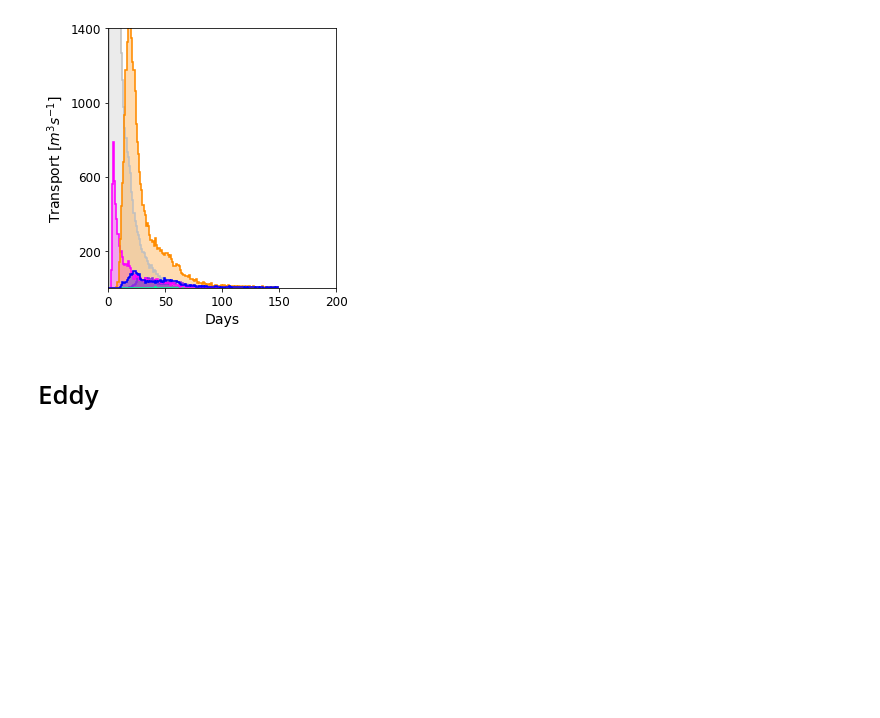
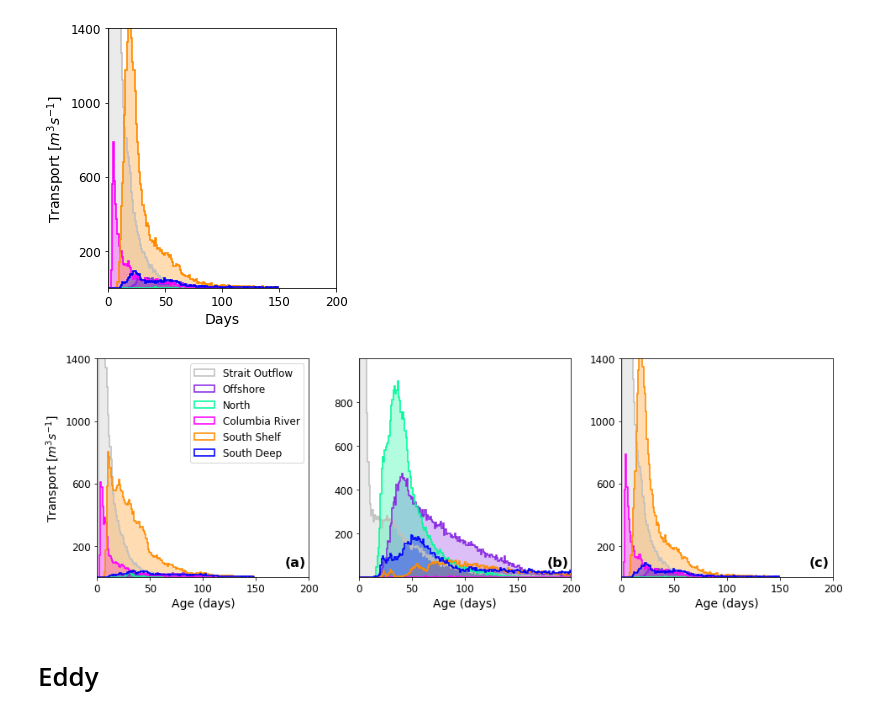
Before and after one commit to UBC-MOAD/analysis-becca, a Jupyter notebook: Ariane/TimeCIOPS.ipynb, the cells around one changed output. Saved outputs shown, nothing was run; the diff lists cells and outputs as text; code cells hidden in the pictures; blank space fills up the shorter version.

```diff
--- a/Ariane/TimeCIOPS.ipynb
+++ b/Ariane/TimeCIOPS.ipynb
@@ -190,11 +172,11 @@ loop_age = data.final_age[(data.final_section==0) & (abs(data.init_t-data.final_
 # %%
 time = -(sum_start[2]) + (sum_end[-1]) + 1
-off_tr = data.final_transp[np.logical_or((data.final_section==Offshore),(data.final_section==Sslope)) & (data.final_x <= offcut) & (data.init_t >= sum_start[2]) & (data.init_t <= sum_end[-1])]/time
-north_tr = data.final_transp[(data.final_section==North) & (data.init_t >= sum_start[2]) & (data.init_t <= sum_end[-1])]/time
-cuc_tr = data.final_transp[np.logical_or((data.final_section==Sshelf),(data.final_section==Sslope)) & (data.final_x > offcut) & (data.final_depth <= Wsdep) & (data.init_t >= sum_start[2]) & (data.init_t <= sum_end[-1])]/time
-south_tr = data.final_transp[np.logical_or((data.final_section==Sshelf),(data.final_section==Sslope)) & (data.final_x > offcut) & (data.init_salt >= saltdiv) & (data.final_depth > Wsdep) & (data.init_t >= sum_start[2]) & (data.init_t <= sum_end[-1])]/time
-fresh_tr = data.final_transp[np.logical_or((data.final_section==Sshelf),(data.final_section==Sslope)) & (data.final_x > offcut) & (data.init_salt < saltdiv) & (data.final_depth > Wsdep) & (data.init_t >= sum_start[2]) & (data.init_t <= sum_end[-1])]/time
-loop_tr = data.final_transp[(data.final_section==0) & (abs(data.init_t-data.final_t) > tide) & (data.init_t >= sum_start[2]) & (data.init_t <= sum_end[-1])]/time
+W17off_tr = data.final_transp[np.logical_or((data.final_section==Offshore),(data.final_section==Sslope)) & (data.final_x <= offcut) & (data.init_t >= sum_start[2]) & (data.init_t <= sum_end[-1])]/time
+W17north_tr = data.final_transp[(data.final_section==North) & (data.init_t >= sum_start[2]) & (data.init_t <= sum_end[-1])]/time
+W17cuc_tr = data.final_transp[np.logical_or((data.final_section==Sshelf),(data.final_section==Sslope)) & (data.final_x > offcut) & (data.final_depth <= Wsdep) & (data.init_t >= sum_start[2]) & (data.init_t <= sum_end[-1])]/time
+W17south_tr = data.final_transp[np.logical_or((data.final_section==Sshelf),(data.final_section==Sslope)) & (data.final_x > offcut) & (data.init_salt >= saltdiv) & (data.final_depth > Wsdep) & (data.init_t >= sum_start[2]) & (data.init_t <= sum_end[-1])]/time
+W17fresh_tr = data.final_transp[np.logical_or((data.final_section==Sshelf),(data.final_section==Sslope)) & (data.final_x > offcut) & (data.init_salt < saltdiv) & (data.final_depth > Wsdep) & (data.init_t >= sum_start[2]) & (data.init_t <= sum_end[-1])]/time
+W17loop_tr = data.final_transp[(data.final_section==0) & (abs(data.init_t-data.final_t) > tide) & (data.init_t >= sum_start[2]) & (data.init_t <= sum_end[-1])]/time
 # %%
 fig, ax = plt.subplots(1,1, figsize = (4.5,4.5))
 
@@ -217,5 +199,61 @@ plt.savefig("./figures/W17Time.pdf")
 # %% [output]
 [figure]
+# %%
+# all together in one figure
+fig, ax = plt.subplots(1,3, figsize = (13.5,4.5))
+
+colours = ['b', 'darkorange', 'magenta', 'mediumspringgreen', 'blueviolet', 'silver']
+
+# winter 2016/17
+bins = np.arange(0,150,1)
+n, _, _ = ax[0].hist([W16cuc_age,W16south_age,W16fresh_age, W16north_age, W16off_age, W16loop_age], bins=bins, weights=[W16cuc_tr, W16south_tr, W16fresh_tr, W16north_tr, W16off_tr, W16loop_tr], color = colours, label =['South Deep', 'South Shelf', 'Columbia River', "North", "Offshore", "Strait Outflow"], linewidth = 1.6, histtype='step', stacked=False, zorder=2)
+ax[0].hist([W16cuc_age,W16south_age,W16fresh_age, W16north_age, W16off_age, W16loop_age], bins=bins, weights=[W16cuc_tr, W16south_tr, W16fresh_tr, W16north_tr, W16off_tr, W16loop_tr], color = colours, histtype='stepfilled', alpha=0.3, stacked=False, zorder=1)
+ax[0].legend(fontsize=12)
+ax[0].set_xlabel('Age (days)',fontsize=14)
+ax[0].set_ylabel('Transport [$m^{3}s^{-1}$]',fontsize=14)
+ax[0].set_yticks(np.arange(200,1401,400))
+ax[0].set_yticklabels(np.arange(200,1401,400),fontsize=12)
+ax[0].set_xticks(np.arange(0,201,50))
+ax[0].set_xticklabels(np.arange(0,201,50),fontsize=12);
+ax[0].set_xlim([0,200])
+ax[0].set_ylim([0,1400])
+
+# summer
+bins = np.arange(0,300,1)
+n, _, _ = ax[1].hist([Scuc_age,Ssouth_age,Sfresh_age, Snorth_age, Soff_age, Sloop_age], bins=bins, weights=[Scuc_tr, Ssouth_tr, Sfresh_tr, Snorth_tr, Soff_tr, Sloop_tr], color = colours, label =['CUC', 'South', 'Columbia River', "North", "Offshore", 'Strait Outflow'], linewidth = 1.6, histtype='step', stacked=False, zorder=2)
+ax[1].hist([Scuc_age,Ssouth_age,Sfresh_age, Snorth_age, Soff_age, Sloop_age], bins=bins, weights=[Scuc_tr, Ssouth_tr, Sfresh_tr, Snorth_tr, Soff_tr, Sloop_tr], color = colours, histtype='stepfilled', alpha=0.3, stacked=False, zorder=1)
+ax[1].set_xlabel('Age (days)',fontsize=14)
+# ax[1].set_ylabel('Transport [$m^{3}s^{-1}$]',fontsize=14)
+ax[1].set_yticks(np.arange(200,801,200))
+ax[1].set_yticklabels(np.arange(200,801,200),fontsize=12)
+ax[1].set_xticks(np.arange(0,201,50))
+ax[1].set_xticklabels(np.arange(0,201,50),fontsize=12);
+ax[1].set_xlim([0,200])
+ax[1].set_ylim([0,1000])
+
+
+# winter 2017/18
+bins = np.arange(0,150,1)
+n, _, _ = ax[2].hist([W17cuc_age,W17south_age,W17fresh_age, W17north_age, W17off_age, W17loop_age], bins=bins, weights=[W17cuc_tr, W17south_tr, W17fresh_tr, W17north_tr, W17off_tr, W17loop_tr], color = colours, label =['CUC', 'South', 'Columbia River', "North", "Offshore", "Strait Outflow"], linewidth = 1.6, histtype='step', stacked=False, zorder=2)
+ax[2].hist([W17cuc_age,W17south_age,W17fresh_age, W17north_age, W17off_age, W17loop_age], bins=bins, weights=[W17cuc_tr, W17south_tr, W17fresh_tr, W17north_tr, W17off_tr, W17loop_tr], color = colours, histtype='stepfilled', alpha=0.3, stacked=False, zorder=1)
+ax[2].set_xlabel('Age (days)',fontsize=14)
+# ax[2].set_ylabel('Transport [$m^{3}s^{-1}$]',fontsize=14)
+ax[2].set_yticks(np.arange(200,1401,400))
+ax[2].set_yticklabels(np.arange(200,1401,400),fontsize=12)
+ax[2].set_xticks(np.arange(0,201,50))
+ax[2].set_xticklabels(np.arange(0,201,50),fontsize=12);
+ax[2].set_xlim([0,200])
+ax[2].set_ylim([0,1400])
+
+# figure labels
+ax[0].text(177, 70, '(a)', weight= "bold", fontsize=16)
+ax[1].text(177, 50, '(b)', weight= "bold", fontsize=16)
+ax[2].text(177, 70, '(c)', weight= "bold", fontsize=16)
+
+plt.tight_layout()
+plt.savefig("./figures/Time.pdf")
+# %% [output]
+[figure, added]
 # %% [markdown]
 # Eddy
 # %%
```
Also changed, not shown: parts of 9 cells of this notebook, 6 other files.
